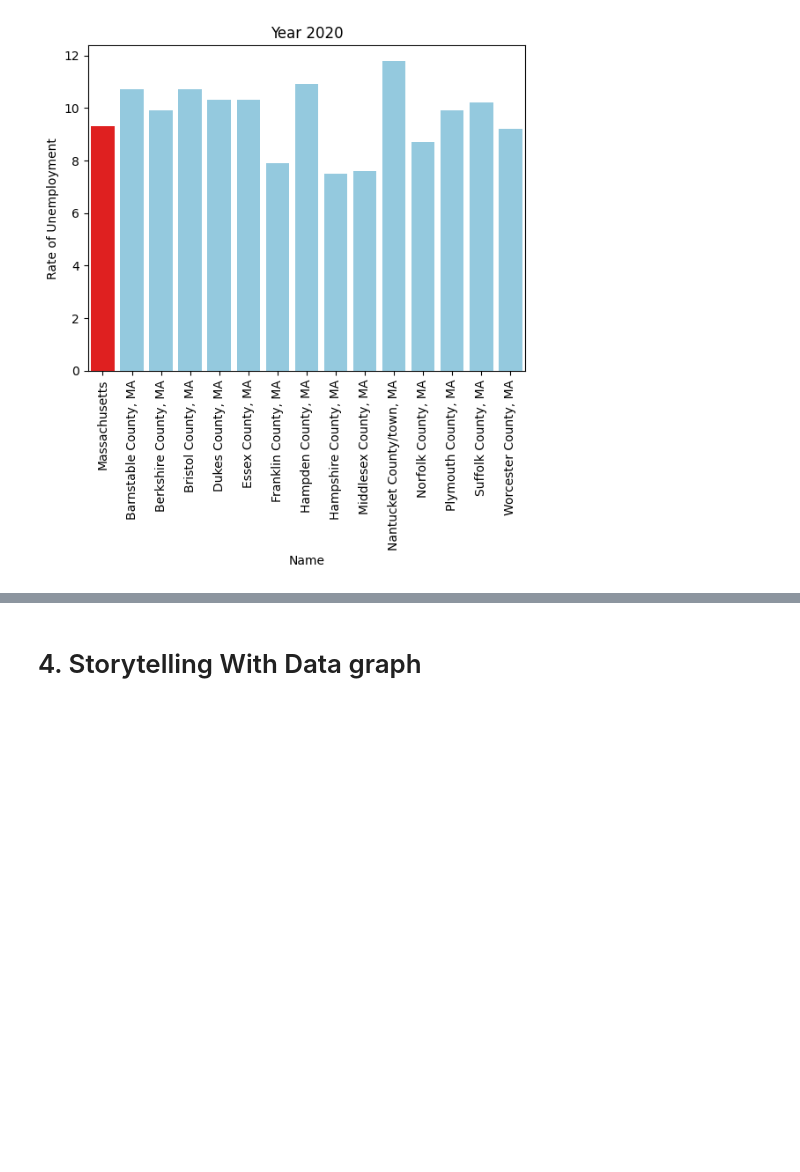
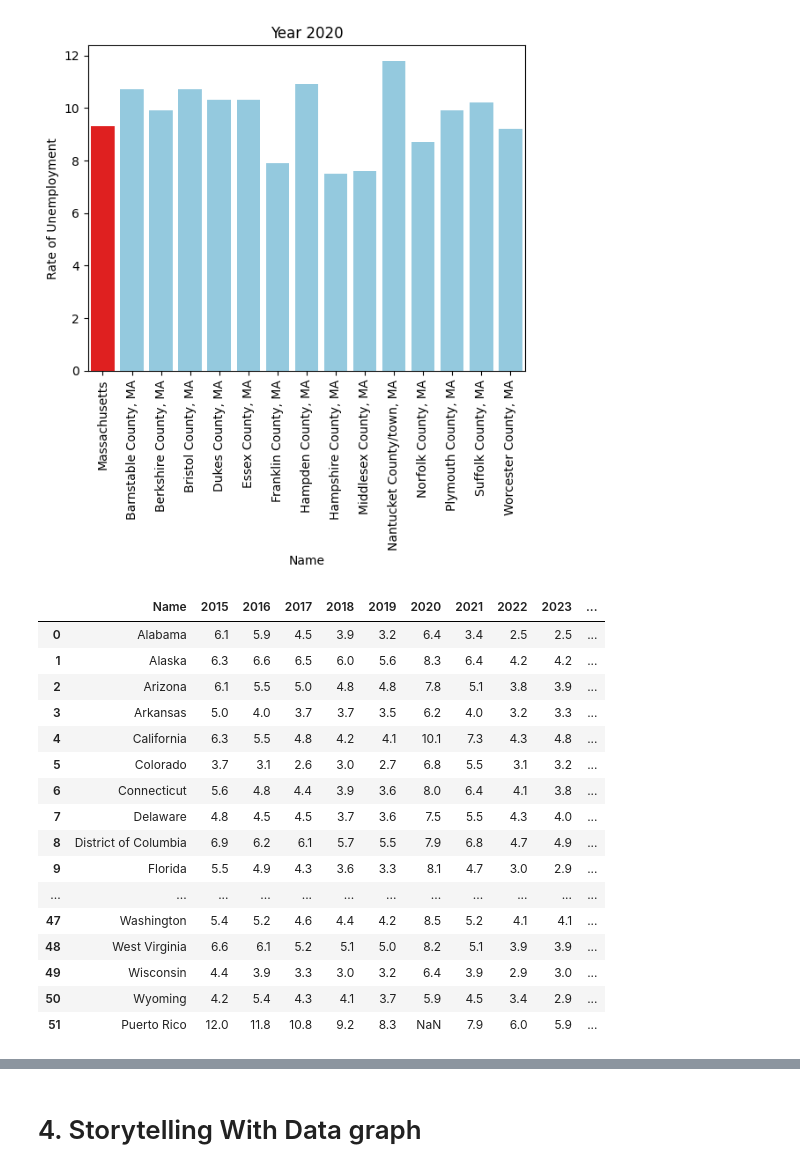
Before and after one commit to manningdbu/OMDS-ModB2-Week-4---Manning-Diana-, a Jupyter notebook: Week4.ipynb, the cells around one changed output, grey strips where cells are left out. Cells and saved outputs as stored; diff of their text form; code cells hidden in the pictures; blank space fills up the shorter version.

```diff
--- a/Week4.ipynb
+++ b/Week4.ipynb
@@ -233,3 +233,32 @@ Passing `palette` without assigning `hue` is deprecated and will be removed in v
   sns.barplot(x= MA_unemployment_2['Name'], y = MA_unemployment_2['2020'], palette=colors)
 Text(0, 0.5, 'Rate of Unemployment')
 [figure]
+# %%
+#Read and clean the data
+US_unemployment = pd.read_csv('UnemploymentReport.csv')
+
+US_unemployment = US_unemployment.drop(columns=['FIPS ', 'Unnamed: 0', 'Unnamed: 13'])
+US_unemployment = US_unemployment.drop([52])
+
+# Take out the dollar sign for better graphing
+US_unemployment['Median Household Income (2022)'] = (US_unemployment['Median Household Income (2022)'].str.replace(r'[$,]', '', regex=True).astype(float))
+# %%
+US_unemployment
+# %% [output]
+|  | Name | 2015 | 2016 | 2017 | 2018 | 2019 | 2020 | 2021 | 2022 | 2023 | ... |
+| 0 | Alabama | 6.1 | 5.9 | 4.5 | 3.9 | 3.2 | 6.4 | 3.4 | 2.5 | 2.5 | ... |
+| 1 | Alaska | 6.3 | 6.6 | 6.5 | 6.0 | 5.6 | 8.3 | 6.4 | 4.2 | 4.2 | ... |
+| 2 | Arizona | 6.1 | 5.5 | 5.0 | 4.8 | 4.8 | 7.8 | 5.1 | 3.8 | 3.9 | ... |
+| 3 | Arkansas | 5.0 | 4.0 | 3.7 | 3.7 | 3.5 | 6.2 | 4.0 | 3.2 | 3.3 | ... |
+| 4 | California | 6.3 | 5.5 | 4.8 | 4.2 | 4.1 | 10.1 | 7.3 | 4.3 | 4.8 | ... |
+| 5 | Colorado | 3.7 | 3.1 | 2.6 | 3.0 | 2.7 | 6.8 | 5.5 | 3.1 | 3.2 | ... |
+| 6 | Connecticut | 5.6 | 4.8 | 4.4 | 3.9 | 3.6 | 8.0 | 6.4 | 4.1 | 3.8 | ... |
+| 7 | Delaware | 4.8 | 4.5 | 4.5 | 3.7 | 3.6 | 7.5 | 5.5 | 4.3 | 4.0 | ... |
+| 8 | District of Columbia | 6.9 | 6.2 | 6.1 | 5.7 | 5.5 | 7.9 | 6.8 | 4.7 | 4.9 | ... |
+| 9 | Florida | 5.5 | 4.9 | 4.3 | 3.6 | 3.3 | 8.1 | 4.7 | 3.0 | 2.9 | ... |
+| ... | ... | ... | ... | ... | ... | ... | ... | ... | ... | ... | ... |
+| 47 | Washington | 5.4 | 5.2 | 4.6 | 4.4 | 4.2 | 8.5 | 5.2 | 4.1 | 4.1 | ... |
+| 48 | West Virginia | 6.6 | 6.1 | 5.2 | 5.1 | 5.0 | 8.2 | 5.1 | 3.9 | 3.9 | ... |
+| 49 | Wisconsin | 4.4 | 3.9 | 3.3 | 3.0 | 3.2 | 6.4 | 3.9 | 2.9 | 3.0 | ... |
+| 50 | Wyoming | 4.2 | 5.4 | 4.3 | 4.1 | 3.7 | 5.9 | 4.5 | 3.4 | 2.9 | ... |
+| 51 | Puerto Rico | 12.0 | 11.8 | 10.8 | 9.2 | 8.3 | NaN | 7.9 | 6.0 | 5.9 | ... |
```
Also changed, not shown: parts of 4 cells of this notebook, 2 other files.
